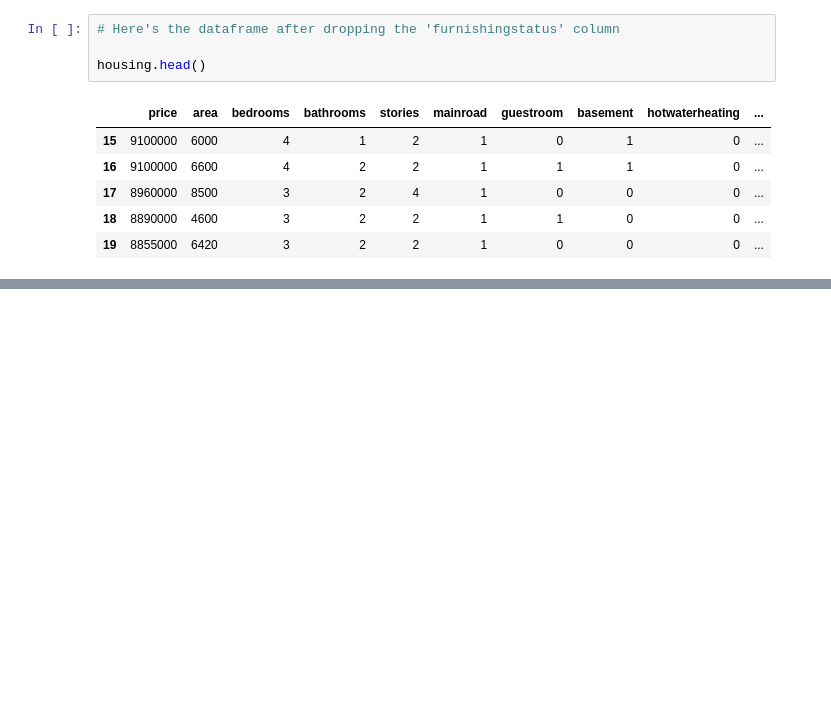
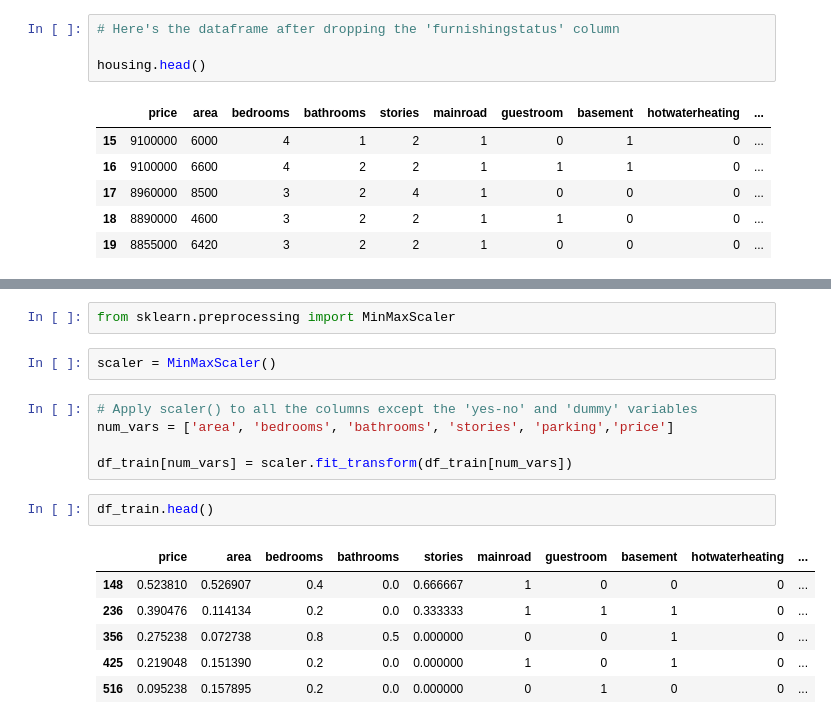
Before and after one commit to nagrohan579/house_price_prediction_linear_regression_model, a Jupyter notebook: house_price_prediction_linear_regression_model.ipynb, the cells around one changed output, grey strips where cells are left out. Saved outputs shown, nothing was run; the diff lists cells and outputs as text; blank space fills up the shorter version.

```diff
--- a/house_price_prediction_linear_regression_model.ipynb
+++ b/house_price_prediction_linear_regression_model.ipynb
@@ -271,0 +291,18 @@ housing.head()
+# %%
+from sklearn.preprocessing import MinMaxScaler
+# %%
+scaler = MinMaxScaler()
+# %%
+# Apply scaler() to all the columns except the 'yes-no' and 'dummy' variables
+num_vars = ['area', 'bedrooms', 'bathrooms', 'stories', 'parking','price']
+
+df_train[num_vars] = scaler.fit_transform(df_train[num_vars])
+# %%
+df_train.head()
+# %% [output]
+|  | price | area | bedrooms | bathrooms | stories | mainroad | guestroom | basement | hotwaterheating | ... |
+| 148 | 0.523810 | 0.526907 | 0.4 | 0.0 | 0.666667 | 1 | 0 | 0 | 0 | ... |
+| 236 | 0.390476 | 0.114134 | 0.2 | 0.0 | 0.333333 | 1 | 1 | 1 | 0 | ... |
+| 356 | 0.275238 | 0.072738 | 0.8 | 0.5 | 0.000000 | 0 | 0 | 1 | 0 | ... |
+| 425 | 0.219048 | 0.151390 | 0.2 | 0.0 | 0.000000 | 1 | 0 | 1 | 0 | ... |
+| 516 | 0.095238 | 0.157895 | 0.2 | 0.0 | 0.000000 | 0 | 1 | 0 | 0 | ... |
```
Also changed, not shown: parts of 16 cells of this notebook.
